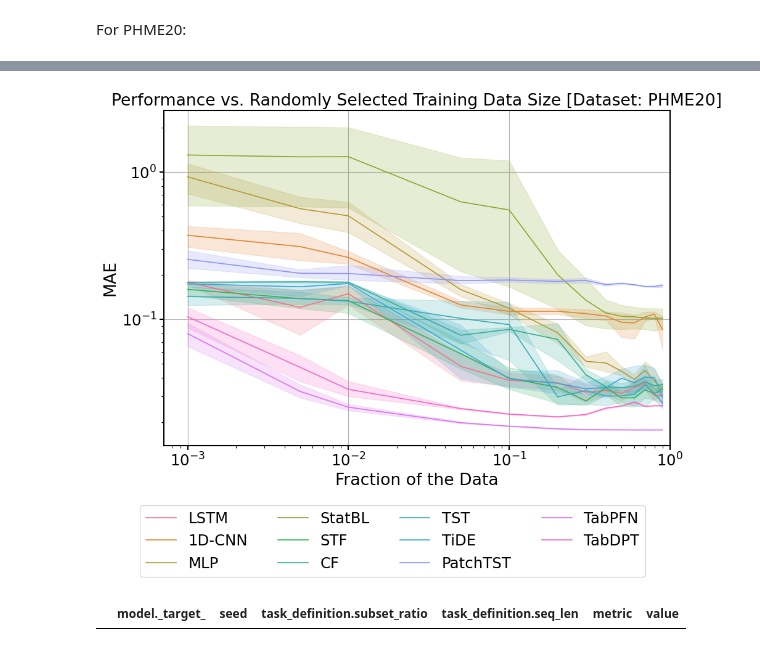
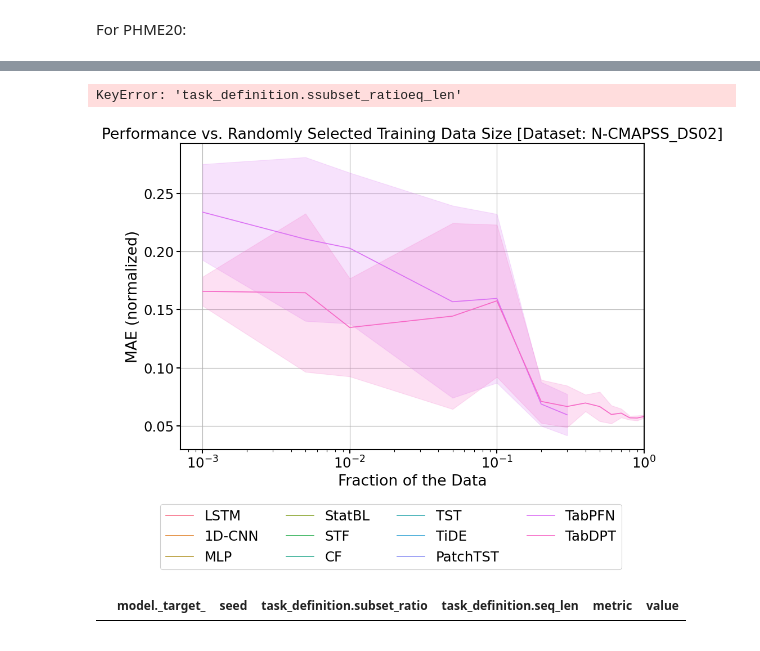
Before and after one commit to EPFL-IMOS/picid, a Jupyter notebook: picid_report/scaling_laws_plots.ipynb, the cells around one changed output, grey strips where cells are left out. Drawn from its saved outputs; the diff is of its cells as text; code cells hidden in the pictures.

Commit message:
update plot notebooks

```diff
--- a/picid_report/scaling_laws_plots.ipynb
+++ b/picid_report/scaling_laws_plots.ipynb
@@ -34,9 +34,15 @@ import seaborn as sns
 # PROJECT_NAME = "nb14_full"
 # PROJECT_NAME = "unibo_full"
 PROJECT_NAME = "n_cmapss_scaling"
+PROJECT_NAME = "16_02_2026_scaling_phme20_prognostics_raw"
 PROJECT_NAME = "16_02_2026_scaling_blockwise_new_evaluator_phme20_prognostics_raw"
 PROJECT_NAME = "16_02_2026_scaling_blockwise_phme20_prognostics_raw"
-PROJECT_NAME = "16_02_2026_scaling_phme20_prognostics_raw"
+
+
+PROJECT_NAME = "16_04_2026_scaling_mzvav_diagnostics_"
+PROJECT_NAME = "16_04_2026_scaling_blockwise_unibo_prognostics_combined"
+PROJECT_NAME = "16_04_2026_scaling_concepts_n_cmapss_ds02_prognostics_"
+PROJECT_NAME = "16_04_2026_scaling_blockwise_concepts_n_cmapss_ds02_prognostics_"
 
 # PROJECT_NAME = "n_cmapss_final"
 # PROJECT_NAME = "TabPFN_ds02_sweep_2025_10_09"
@@ -271,3 +334,7 @@ inverse_rename
+# %%
+plot_df.groupby(["model._target_", "task_definition.ssubset_ratioeq_len"]).agg("count")
+# %% [output]
+KeyError: 'task_definition.ssubset_ratioeq_len'
 # %%
 from matplotlib import pyplot as plt
 with sns.plotting_context("paper", font_scale=2, rc={"font.family": "Helvetica"}):
@@ -286,20 +353,54 @@ with sns.plotting_context("paper", font_scale=2, rc={"font.family": "Helvetica"}
         'lmetk.baselines.tide_model.TiDE_Forecaster': "TiDE",
         'lmetk.baselines.patchtst_model.PatchTST_Forecaster': "PatchTST",
         'lmetk.model.wrappers.fit_predict_tabpfn_wrapper.FitPredictTabPFNWrapper': "TabPFN",
-        'lmetk.model.wrappers.fit_predict_tabdpt_wrapper.FitPredictTabDPTWrapper': "TabDPT"
+        'lmetk.model.wrappers.fit_predict_tabdpt_wrapper.FitPredictTabDPTWrapper': "TabDPT",
+    }
+    variable_rename = {
+        'picid.baselines.lstm_model.LSTM_Forecaster': "LSTM",
+        'picid.model.wrappers.cnn1d_wrapper.CNN1D_Wrapper': "1D-CNN",
+        'picid.model.wrappers.mlp_wrapper.MLPWrapper': "MLP",
+        'picid.model.wrappers.statistical_models_wrapper.StatisticalBaselineWrapper': "StatBL",
+        'picid.baselines.spacetimeformer_model.Spacetimeformer_Forecaster': "STF",
+        'picid.baselines.crossformer_model.Crossformer_Forecaster': "CF",
+        'picid.baselines.timeseries_transformer_model.Timeseries_Transformer_Forecaster': "TST",
+        'picid.baselines.tide_model.TiDE_Forecaster': "TiDE",
+        'picid.baselines.patchtst_model.PatchTST_Forecaster': "PatchTST",
+        'picid.model.wrappers.fit_predict_tabpfn_wrapper.FitPredictTabPFNWrapper': "TabPFN",
+        'picid.model.wrappers.fit_predict_tabdpt_wrapper.FitPredictTabDPTWrapper': "TabDPT"
     }
 
 
-    if "n_cmapss" in PROJECT_NAME:
+
+
+    if "n_cmapss_ds02" in PROJECT_NAME:
+        plot_df = df_long
+        dataset_name = "N-CMAPSS_DS02"
+        metric = "test/mae_normalized"
+        y_label = "MAE (normalized)"
+    elif "n_cmapss" in PROJECT_NAME:
         plot_df = df_long[df_long["ds"] == df_long["ds"].unique()[1]]
+        dataset_name = "N-CMAPSS"
         metric = "test/rmse_denormalized"
+        y_label = "RMSE (denormalized)"
     elif "phme20" in PROJECT_NAME:
         plot_df = df_long
+        dataset_name = "PHME20"
         metric = "test/mae_normalized"
+        y_label = "MAE (normalized)"
+    elif "mzvav" in PROJECT_NAME:
+        dataset_name = "MZVAV"
+        plot_df = df_long
+        metric = "test/f1"
+        y_label = "F1 Score"
+    elif "unibo" in PROJECT_NAME:
+        dataset_name = "Unibo"
+        plot_df = df_long
+        metric = "test/mae_normalized"
+        y_label = "MAE (normalized)"
     else:
         raise ValueError("Unknown project for plotting")
 
-    plot_df.to_csv("scaling_laws_railway_mape.csv", index=False)
+    # plot_df.to_csv("scaling_laws_railway_mape.csv", index=False)
 
     def extract_handles_labels_title(ax):
         old_legend = ax.legend_
@@ -318,51 +419,53 @@ with sns.plotting_context("paper", font_scale=2, rc={"font.family": "Helvetica"}
                 variable_rename.keys()) & (plot_df["metric"] == metric)],
                 x="task_definition.subset_ratio", y="value", hue="model._target_",
                 hue_order=list(variable_rename.keys()),
+                errorbar="sd"
                 #  palette=palette, ax=ax, dashes=dashes, style="variable", alpha=1
                 )
     # ax.set_yscale('log')
 
-    ax.set_title(f"Performance vs. Randomly Selected Training Data Size (%) {PROJECT_NAME}")
-    ax.set_title(f"Performance vs. Randomly Selected Training Data Size [Dataset: PHME20]")
+    # ax.set_title(f"Performance vs. Randomly Selected Training Data Size (%) {PROJECT_NAME}")
+    ax.set_title(f"Performance vs. Randomly Selected Training Data Size [Dataset: {dataset_name}]")
     ax.set_ylabel(metric)
     ax.set_xlabel("Fraction of the Data")
-    ax.set_yscale('log')
+    # ax.set_yscale('log')
     ax.set_xscale('log')
     ax.set_axisbelow(True)
     ax.set_xlim(0.0, 1.0)
     ax.grid()
 
 
     # Add a box around the plot
     for spine in ax.spines.values():
         spine.set_visible(True)  # Make all spines visible
         spine.set_linewidth(1.5)  # Adjust the box line width if needed
         spine.set_color('black')      # Set the color of the frame
 
     # Set tick indicators (tick marks) thickness to 1.5
     ax.tick_params(axis='x', width=1.5)  # X-axis tick indicators
     ax.tick_params(axis='y', width=1.5)  # Y-axis tick indicators
 
-    ax.set_ylabel("MAE")
+    ax.set_ylabel(y_label)
 
     handles, labels, title = extract_handles_labels_title(ax)
     labels = [variable_rename[l] for l in labels]
 
     legend = fig.legend(
     handles=handles,
     labels=labels,
     title='',
     loc='upper center',
     bbox_to_anchor=(0.5, 0.02),
     ncol=4,
-    framealpha=1
+    framealpha=1,
     )
 
     fig.tight_layout()
-    # fig.savefig(f'picid_report_artifacts/scaling_laws_ncmapss_{metric.split("/")[1]}.pdf',
-    #             dpi=300, transparent=True, bbox_extra_artists=(legend,), bbox_inches='tight')
+
+    fig.savefig(f'picid_report_artifacts/scaling_laws_{dataset_name}_{metric.split("/")[1]}.pdf',
+                dpi=300, transparent=True, bbox_extra_artists=(legend,), bbox_inches='tight')
 # %% [output]
-[figure, old version]
+[figure, new version]
 # %%
 plot_df[plot_df["model._target_"] == "picid.model.wrappers.fit_predict_tabdpt_wrapper.FitPredictTabPFNWrapper"]
 # %% [output]
```
Also changed, not shown: parts of 10 cells of this notebook, 1 other file.
